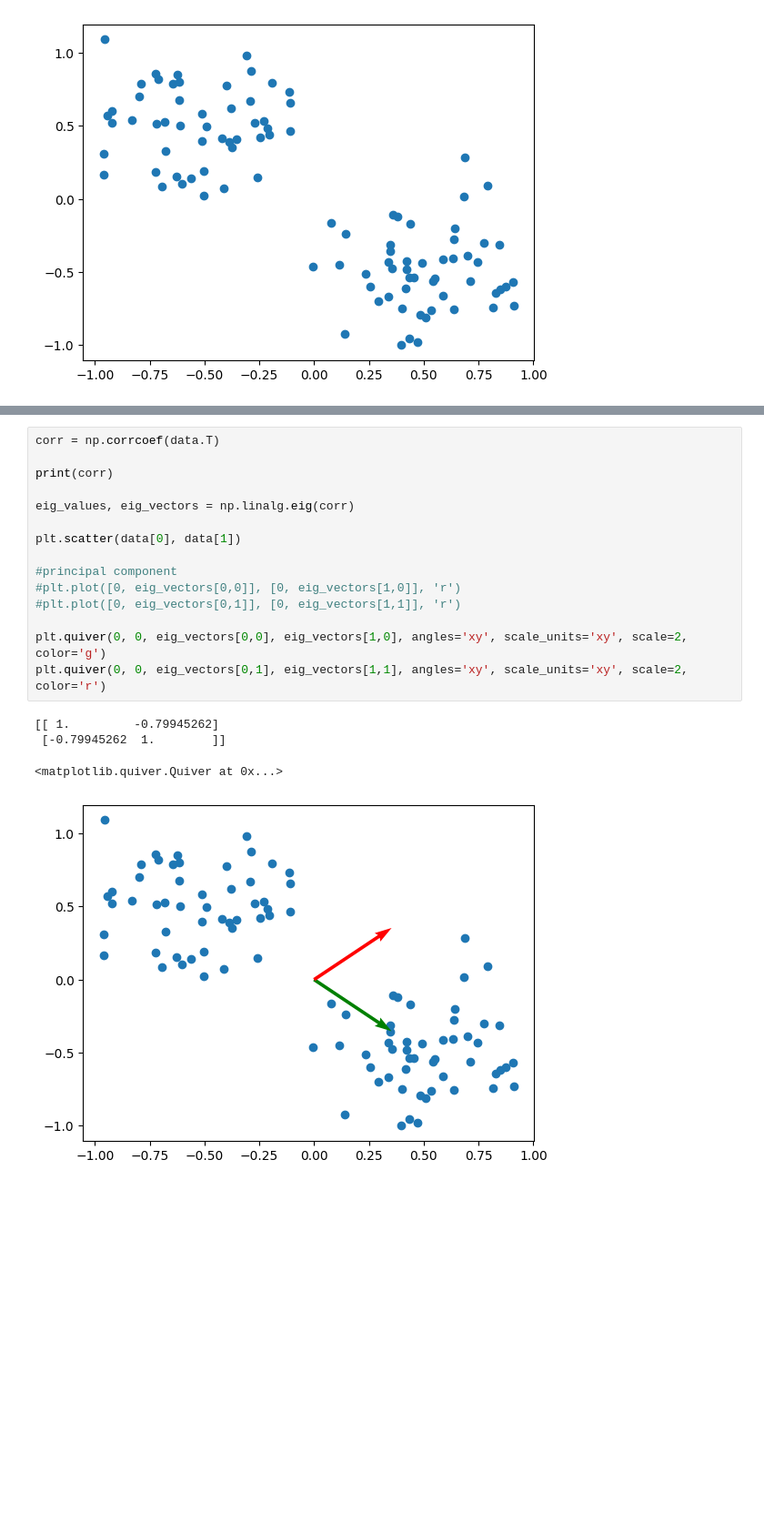
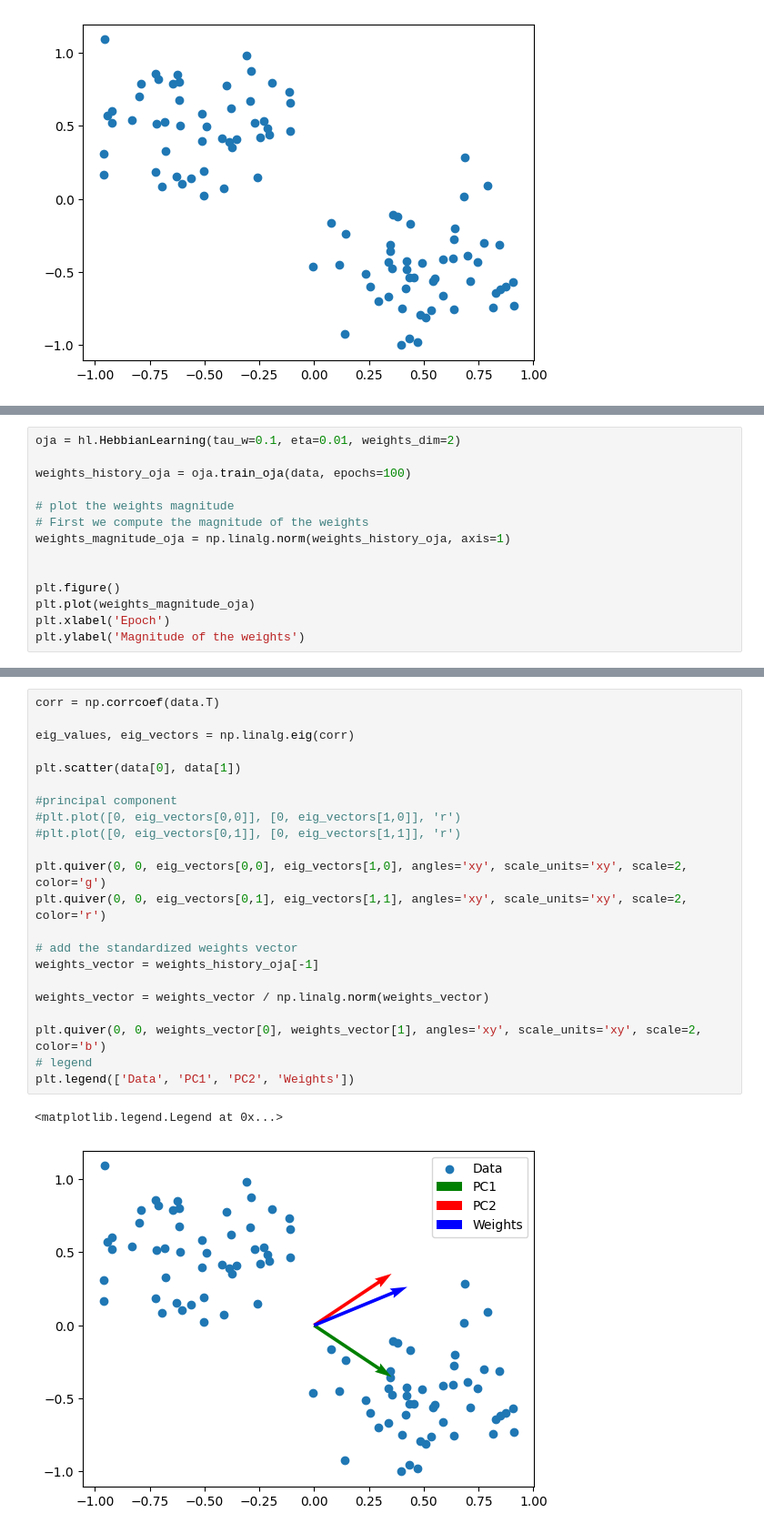
Before and after one commit to U-n-Own/UniversityNotes, a Jupyter notebook: Assignments/ComputationalNeuroscience/SecondAssignment/hebbian_learning.ipynb, the cells around one changed output, grey strips where cells are left out. Shown at 91% size. Drawn from its saved outputs; the diff is of its cells as text; blank space fills up the shorter version.

```diff
--- a/Assignments/ComputationalNeuroscience/SecondAssignment/hebbian_learning.ipynb
+++ b/Assignments/ComputationalNeuroscience/SecondAssignment/hebbian_learning.ipynb
@@ -97,0 +73,14 @@ plt.show()
+# %%
+oja = hl.HebbianLearning(tau_w=0.1, eta=0.01, weights_dim=2)
+
+weights_history_oja = oja.train_oja(data, epochs=100)
+
+# plot the weights magnitude
+# First we compute the magnitude of the weights
+weights_magnitude_oja = np.linalg.norm(weights_history_oja, axis=1)
+
+
+plt.figure()
+plt.plot(weights_magnitude_oja)
+plt.xlabel('Epoch')
+plt.ylabel('Magnitude of the weights')
@@ -100,20 +121,25 @@ plt.show()
 # %%
 corr = np.corrcoef(data.T)
-
-print(corr)
 
 eig_values, eig_vectors = np.linalg.eig(corr)
 
 plt.scatter(data[0], data[1])
 
 #principal component
 #plt.plot([0, eig_vectors[0,0]], [0, eig_vectors[1,0]], 'r')
 #plt.plot([0, eig_vectors[0,1]], [0, eig_vectors[1,1]], 'r')
 
 plt.quiver(0, 0, eig_vectors[0,0], eig_vectors[1,0], angles='xy', scale_units='xy', scale=2, color='g')
 plt.quiver(0, 0, eig_vectors[0,1], eig_vectors[1,1], angles='xy', scale_units='xy', scale=2, color='r')
+
+# add the standardized weights vector
+weights_vector = weights_history_oja[-1]
+
+weights_vector = weights_vector / np.linalg.norm(weights_vector)
+
+plt.quiver(0, 0, weights_vector[0], weights_vector[1], angles='xy', scale_units='xy', scale=2, color='b')
+# legend
+plt.legend(['Data', 'PC1', 'PC2', 'Weights'])
 # %% [output]
-[[ 1.         -0.79945262]
- [-0.79945262  1.        ]]
+<matplotlib.legend.Legend at 0x...>
-<matplotlib.quiver.Quiver at 0x...>
-[figure, old version]
+[figure, new version]
```
Also changed, not shown: parts of 7 cells of this notebook, 1 other file.
